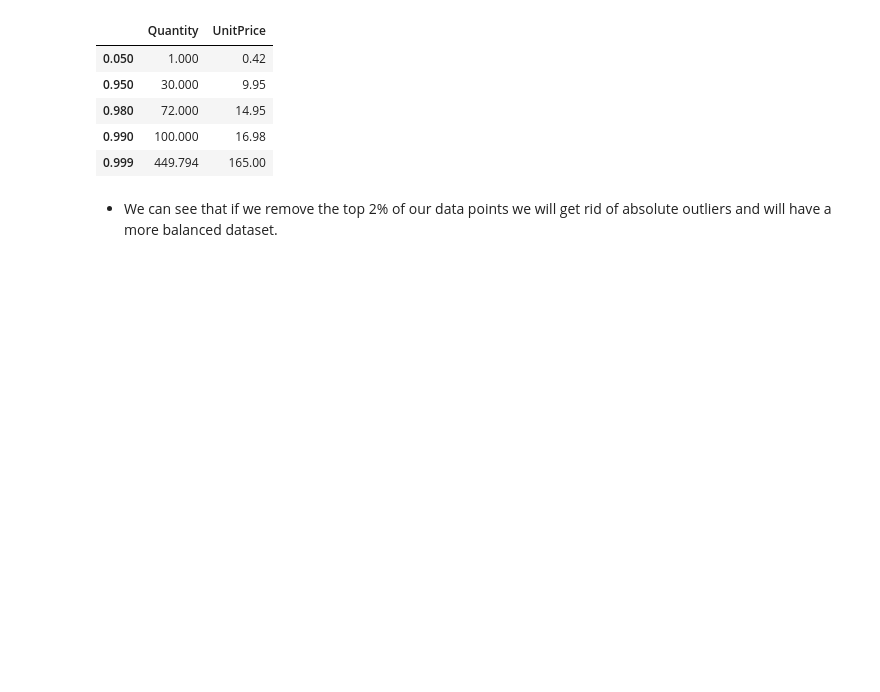
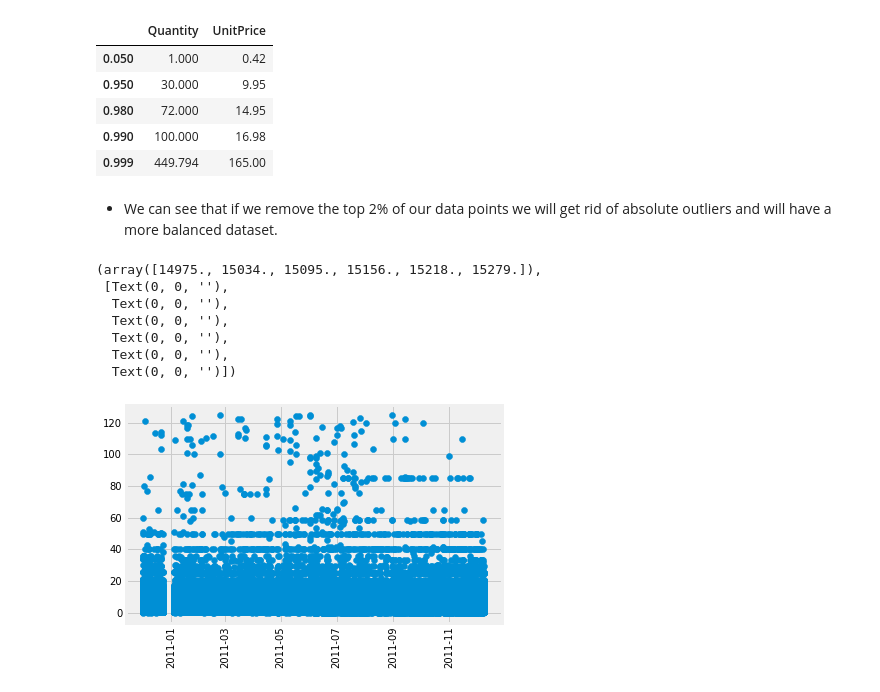
Before and after one commit to AmirMotefaker/Predicting-Sales-Ecommerce, a Jupyter notebook: predicting-sales-ecommerce.ipynb, the cells around one changed output. Drawn from its saved outputs; the diff is of its cells as text; code cells hidden in the pictures; blank space fills up the shorter version.

```diff
--- a/predicting-sales-ecommerce.ipynb
+++ b/predicting-sales-ecommerce.ipynb
@@ -452,3 +452,16 @@ df.quantile([0.05, 0.95, 0.98, 0.99, 0.999])
 | 0.999 | 449.794 | 165.00 |
 # %% [markdown]
 - We can see that if we remove the top 2% of our data points we will get rid of absolute outliers and will have a more balanced dataset.
+# %%
+df_quantile = df[df['UnitPrice'] < 125]
+plt.scatter(x=df_quantile.index, y=df_quantile['UnitPrice'])
+plt.xticks(rotation=90)
+# %% [output]
+(array([14975., 15034., 15095., 15156., 15218., 15279.]),
+ [Text(0, 0, ''),
+  Text(0, 0, ''),
+  Text(0, 0, ''),
+  Text(0, 0, ''),
+  Text(0, 0, ''),
+  Text(0, 0, '')])
+[figure, added]
```
Also changed, not shown: parts of 1 cell of this notebook.
